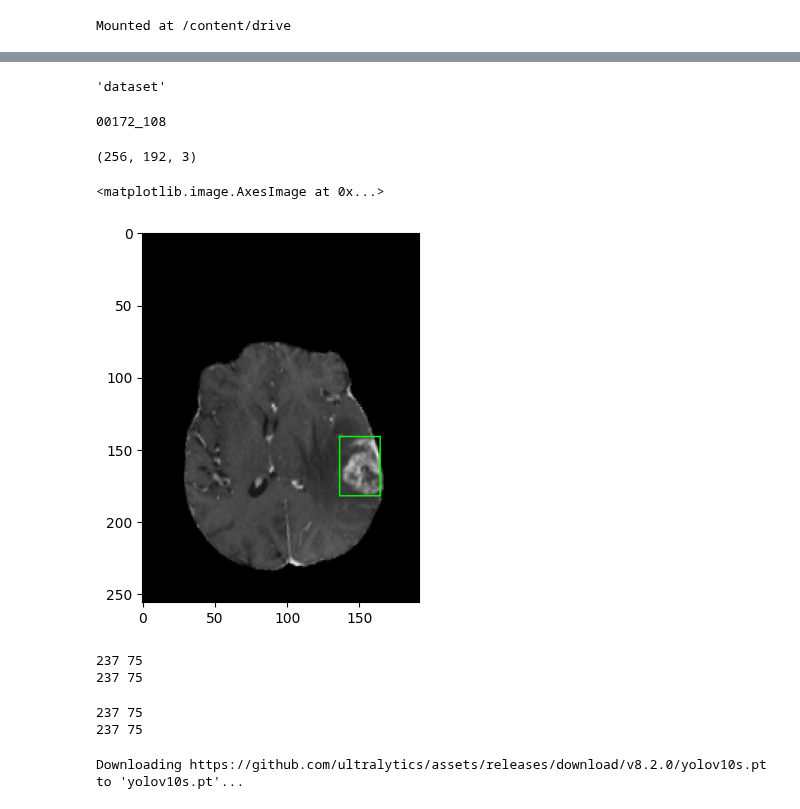
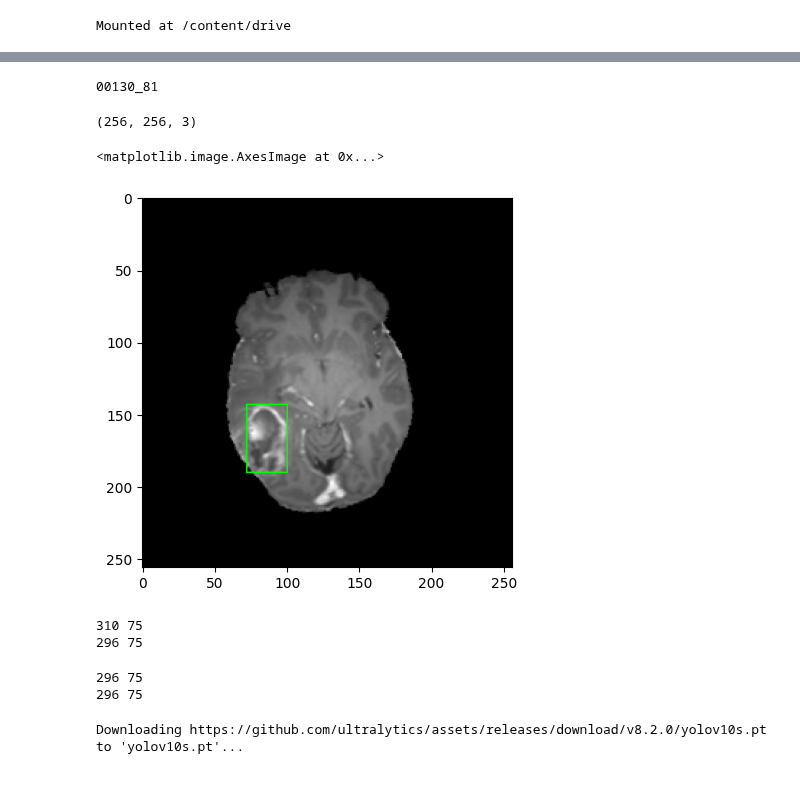
Before and after one commit to Mr-Kondo/_Inbox, a Jupyter notebook: Brain_Tumor_Detection_using_YOLO_v10.ipynb, the cells around one changed output, grey strips where cells are left out. Saved outputs shown, nothing was run; the diff lists cells and outputs as text; code cells hidden in the pictures.

```diff
--- a/Brain_Tumor_Detection_using_YOLO_v10.ipynb
+++ b/Brain_Tumor_Detection_using_YOLO_v10.ipynb
@@ -45,56 +45,50 @@ Collecting smmap<6,>=3.0.1 (from gitdb<5,>=4.0.1->gitpython!=3.1.29,>=1.0.0->wan
   Downloading smmap-5.0.1-py3-none-any.whl (24 kB)
 Installing collected packages: smmap, setproctitle, sentry-sdk, docker-pycreds, gitdb, gitpython, wandb
 Successfully installed docker-pycreds-0.4.0 gitdb-4.0.11 gitpython-3.1.43 sentry-sdk-2.10.0 setproctitle-1.3.3 smmap-5.0.1 wandb-0.17.5
-# %%
-if os.path.exists('dataset'):
-    shutil.rmtree('dataset')
-shutil.copytree('./axial_t1wce_2_class/', 'dataset')
-# %% [output]
-'dataset'
 # %%
 import shutil
 shutil.unpack_archive('/content/drive/MyDrive/Brain_Tumor/axial_t1wce_2_class.zip', './')
 #shutil.unpack_archive('/content/drive/MyDrive/Brain_Tumor/coronal_t1wce_2_class.zip', './')
 #shutil.unpack_archive('/content/drive/MyDrive/Brain_Tumor/sagittal_t1wce_2_class.zip', './')
 # %%
-files = os.listdir('dataset/images/train')
+files = os.listdir('./axial_t1wce_2_class/images/train')
 random_file = random.choice(files)
 random_file = os.path.splitext(random_file)[0]
 print(random_file)
 # %% [output]
-00172_108
+00130_81
 # %%
-with open(os.path.join('dataset/labels/train', f'{random_file}.txt'),'r') as f:
+with open(os.path.join('./axial_t1wce_2_class/labels/train', f'{random_file}.txt'),'r') as f:
     labels = f.readlines()
     labels = labels[0].split(' ')
     f.close()
 # %%
-img = cv2.imread(os.path.join('dataset/images/train', f'{random_file}.jpg'), 1)
+img = cv2.imread(os.path.join('./axial_t1wce_2_class/images/train', f'{random_file}.jpg'), 1)
 img = cv2.cvtColor(img, cv2.COLOR_BGR2RGB)
 
 tumor_class, x, y, w, h = int(labels[0]), float(labels[1]), float(labels[2]), float(labels[3]), float(labels[4])
 x_pt1 = int((x - w/2) * img.shape[1])
 y_pt1 = int((y - h/2) * img.shape[0])
 x_pt2 = int((x + w/2) * img.shape[1])
 y_pt2 = int((y + h/2) * img.shape[0])
 
 if tumor_class == 1:
     colour = (255, 0, 0)
 else:
     colour = (0, 255, 0)
 cv2.rectangle(img, (x_pt1, y_pt1), (x_pt2, y_pt2), colour, 1)
 
 print(img.shape)
 plt.imshow(img)
 # %% [output]
-(256, 192, 3)
+(256, 256, 3)
 <matplotlib.image.AxesImage at 0x...>
-[figure, old version]
+[figure, new version]
 # %%
-train_images = os.listdir('dataset/images/train')
-test_images = os.listdir('dataset/images/test')
-train_labels = os.listdir('dataset/labels/train')
-test_labels = os.listdir('dataset/labels/test')
+train_images = os.listdir('./axial_t1wce_2_class/images/train')
+test_images = os.listdir('./axial_t1wce_2_class/images/test')
+train_labels = os.listdir('./axial_t1wce_2_class/labels/train')
+test_labels = os.listdir('./axial_t1wce_2_class/labels/test')
 
 num_train_images = len(train_images)
 num_test_images = len(test_images)
@@ -104,8 +98,8 @@ num_test_labels = len(test_labels)
 print(num_train_images, num_test_images)
 print(num_train_labels, num_test_labels)
 # %% [output]
-237 75
-237 75
+310 75
+296 75
 # %%
 os.path.splitext(random_file)[0]
 unlabelled = set(train_images) - set([os.path.splitext(file)[0] + '.jpg' for file in train_labels])
@@ -115,8 +109,8 @@ for image in unlabelled:
 # %%
-train_images = os.listdir('dataset/images/train')
-test_images = os.listdir('dataset/images/test')
-train_labels = os.listdir('dataset/labels/train')
-test_labels = os.listdir('dataset/images/test')
+train_images = os.listdir('./axial_t1wce_2_class/images/train')
+test_images = os.listdir('./axial_t1wce_2_class/images/test')
+train_labels = os.listdir('./axial_t1wce_2_class/labels/train')
+test_labels = os.listdir('./axial_t1wce_2_class/images/test')
 
 num_train_images = len(train_images)
 num_test_images = len(test_images)
@@ -126,8 +120,8 @@ num_test_labels = len(test_labels)
 print(num_train_images, num_test_images)
 print(num_train_labels, num_test_labels)
 # %% [output]
-237 75
-237 75
+296 75
+296 75
 # %%
 val_split = int(num_train_images * 0.2)
 val_images = random.sample(train_images, val_split)
```
Also changed, not shown: parts of 15 cells of this notebook.
